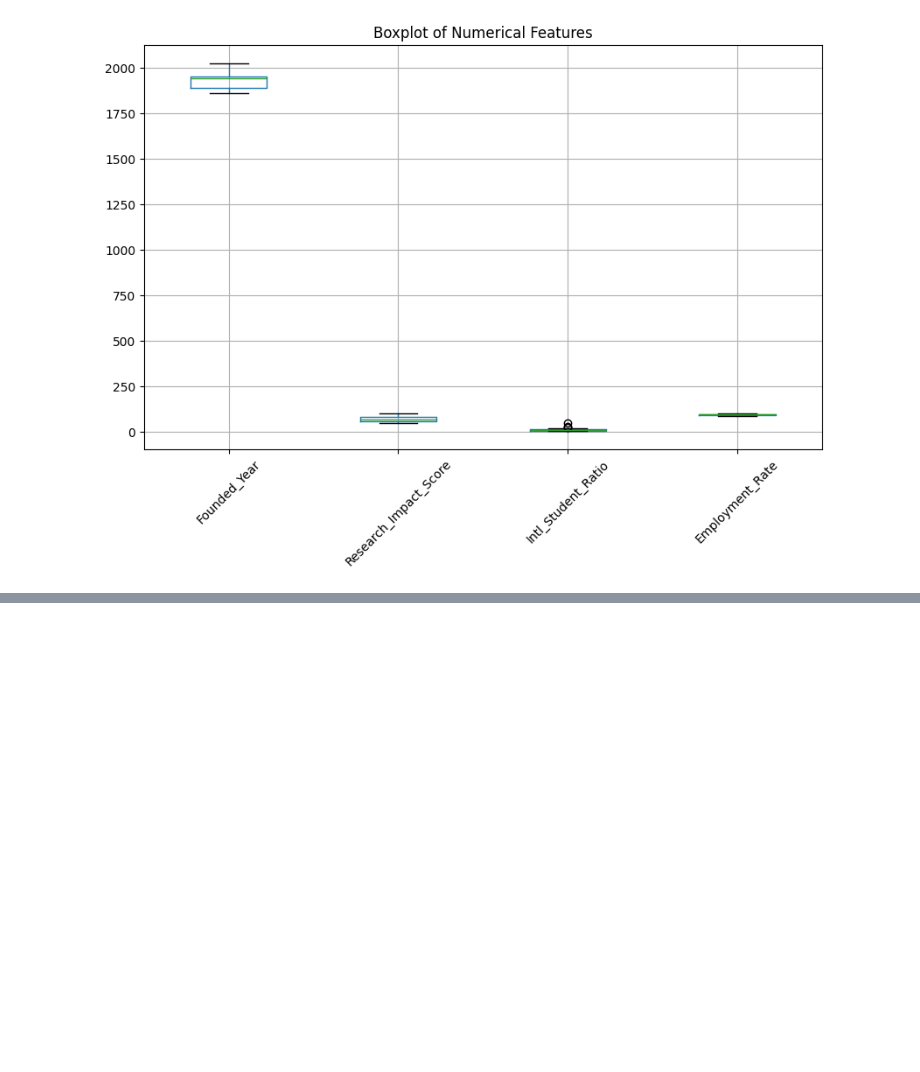
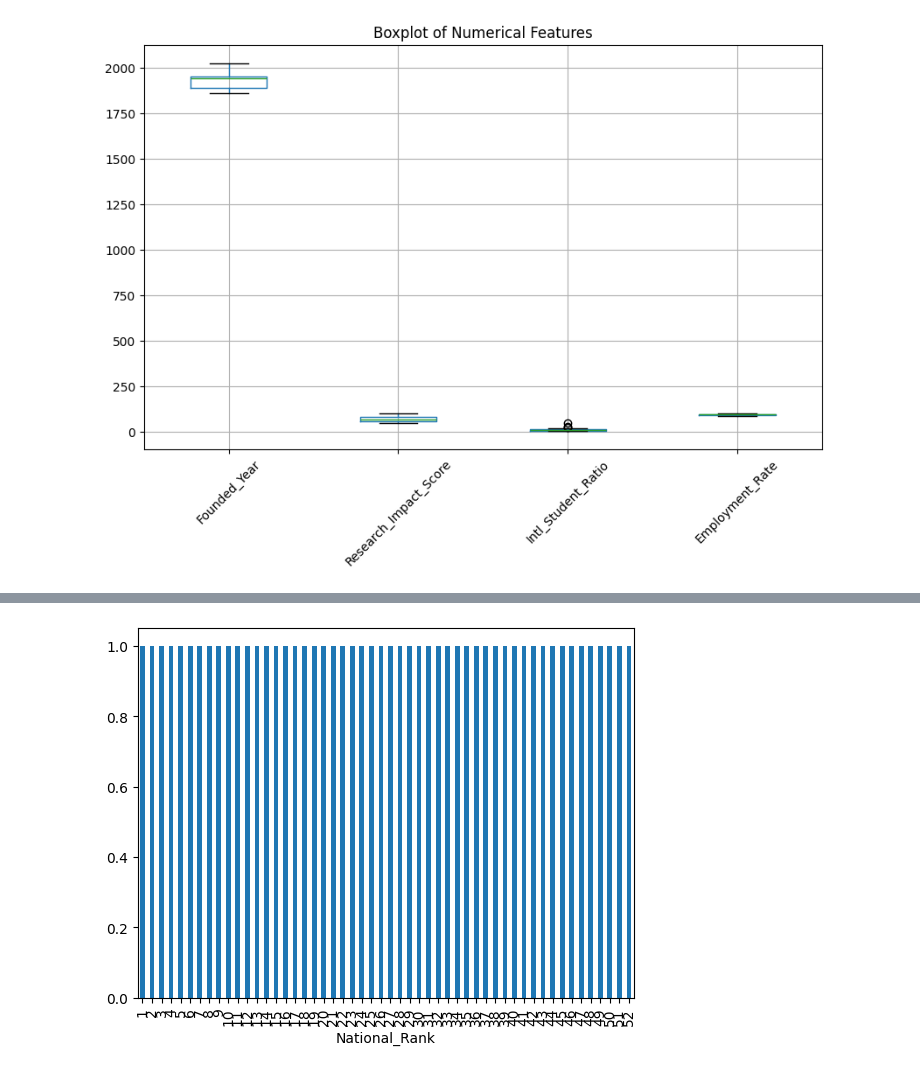
Before and after one commit to sonjoy1s/kaggle_project, a Jupyter notebook: Japan_Top_50_Universities_Dataset.ipynb, the cells around one changed output, grey strips where cells are left out. Cells and saved outputs as stored; diff of their text form; code cells hidden in the pictures; blank space fills up the shorter version.

```diff
--- a/Japan_Top_50_Universities_Dataset.ipynb
+++ b/Japan_Top_50_Universities_Dataset.ipynb
@@ -80,0 +106,5 @@ plt.show()
+# %%
+df[target].value_counts().plot(kind='bar')
+plt.show()
+# %% [output]
+[figure, added]
```
Also changed, not shown: parts of 3 cells of this notebook.
